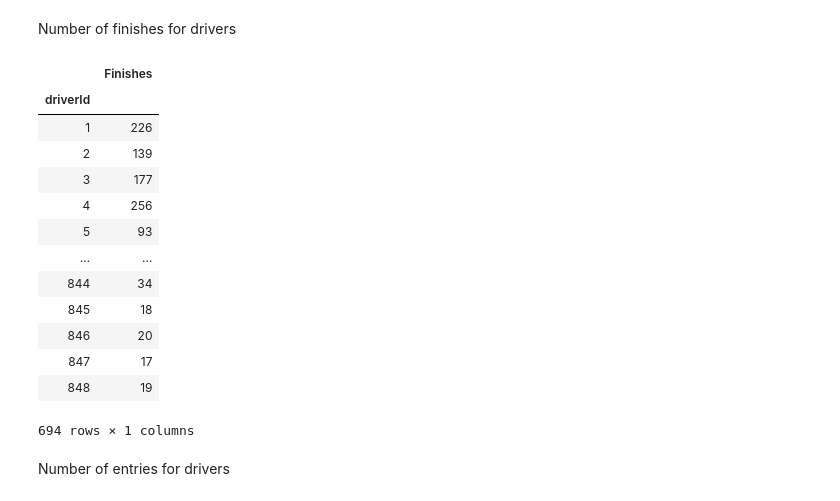
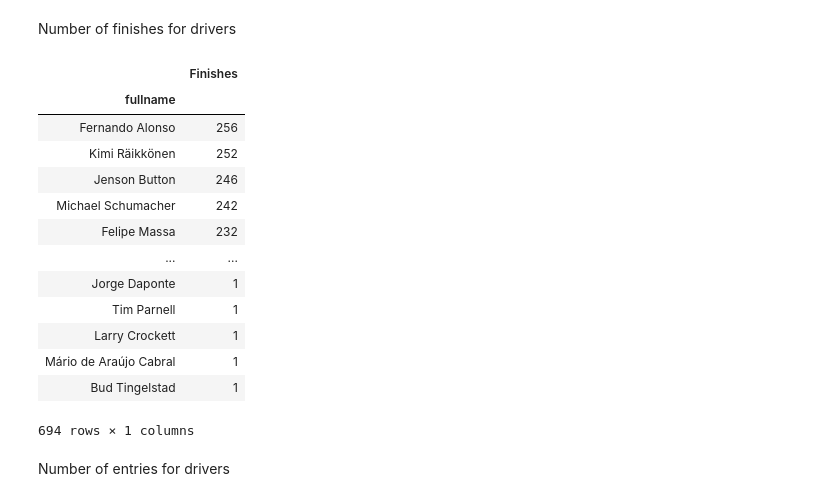
Before and after one commit to osskari/F1Data, a Jupyter notebook: Untitled.ipynb, the cells around one changed output. Cells and saved outputs as stored; diff of their text form; code cells hidden in the pictures.

```diff
--- a/Untitled.ipynb
+++ b/Untitled.ipynb
@@ -641,27 +674,42 @@ Number of finishes for drivers
 # %%
 finishes = pd.read_sql_query(' '.join([
     'SELECT r.driverId, COUNT(r.driverId) AS Finishes',
     'From Results AS r',
     'WHERE r.positionText != "R"',
     'AND r.positionText != "D"',
     'AND r.positionText != "F"',
     'GROUP BY r.driverId'
 ]), engine).set_index('driverId')
-finishes
+
+#Get all driver to access their names
+drivers = pd.read_sql_query(' '.join([
+    'SELECT d.driverId, d.forename, d.surname',
+    'FROM Drivers AS d'
+]), engine).set_index('driverId')
+
+#Join the tables together
+finishesTable = finishes.join(drivers)
+#Create a fullname column and delete the other two
+finishesTable['fullname'] = finishesTable['forename'] + ' ' + finishesTable['surname']
+del finishesTable['forename']
+del finishesTable['surname']
+finishesTable = finishesTable.set_index('fullname')
+finishesTable = finishesTable.sort_values(by=['Finishes'], ascending=False)
+finishesTable
 # %% [output]
 |  | Finishes |
-| driverId |  |
-| 1 | 226 |
-| 2 | 139 |
-| 3 | 177 |
-| 4 | 256 |
-| 5 | 93 |
+| fullname |  |
+| Fernando Alonso | 256 |
+| Kimi Räikkönen | 252 |
+| Jenson Button | 246 |
+| Michael Schumacher | 242 |
+| Felipe Massa | 232 |
 | ... | ... |
-| 844 | 34 |
-| 845 | 18 |
-| 846 | 20 |
-| 847 | 17 |
-| 848 | 19 |
+| Jorge Daponte | 1 |
+| Tim Parnell | 1 |
+| Larry Crockett | 1 |
+| Mário de Araújo Cabral | 1 |
+| Bud Tingelstad | 1 |
 694 rows × 1 columns
 # %% [markdown]
 Number of entries for drivers
```
Also changed, not shown: parts of 12 cells of this notebook.
